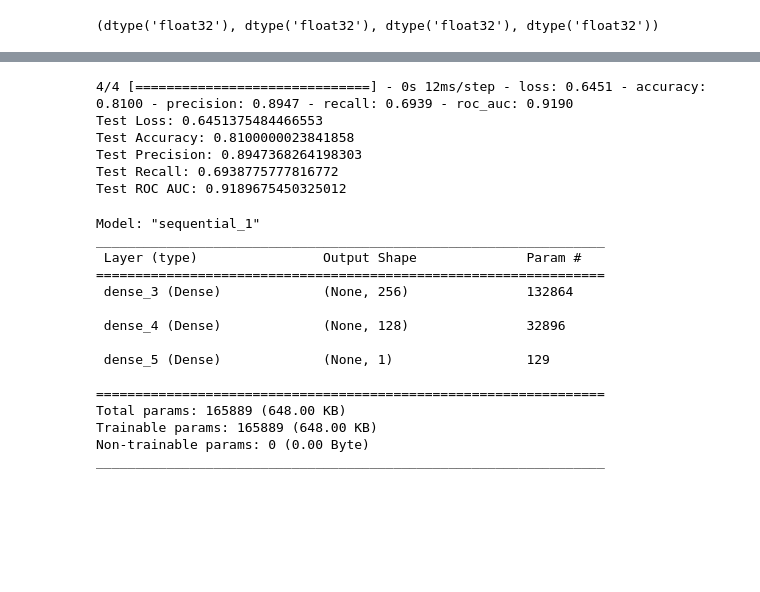
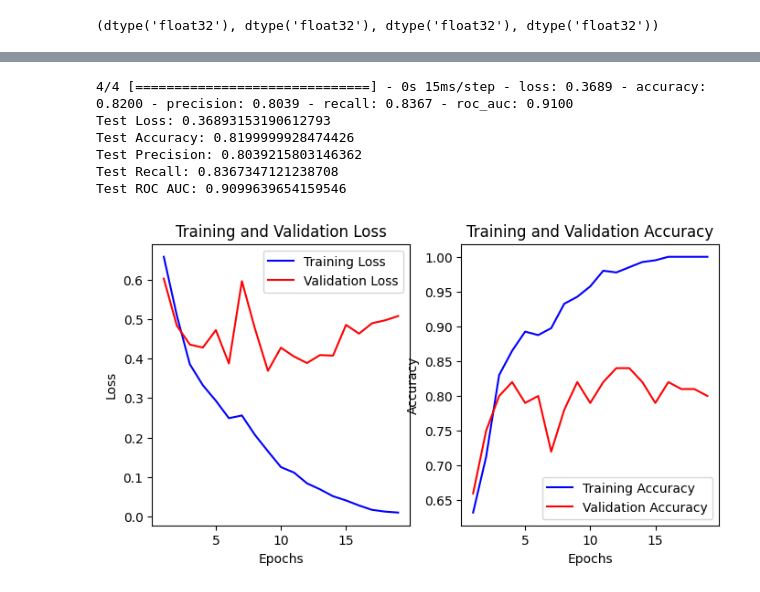
Before and after one commit to nghia95/fake-data-detector, a Jupyter notebook: notebooks/Halim_exploratory.ipynb, the cells around one changed output, grey strips where cells are left out. Drawn from its saved outputs; the diff is of its cells as text; code cells hidden in the pictures; blank space fills up the shorter version.

```diff
--- a/notebooks/Halim_exploratory.ipynb
+++ b/notebooks/Halim_exploratory.ipynb
@@ -536,12 +563,14 @@ _________________________________________________________________
 # %%
 # Train model on BERT-small embeddings
+es = EarlyStopping(monitor='val_loss', patience=10, restore_best_weights=True)
 
 model_bert_small = nn_model(X_train_bert_small.shape[1])
 
 history_bert_small = model_bert_small.fit(
     X_train_bert_small, y_train_bert_small,
-    epochs=30, batch_size=32,
+    epochs=50, batch_size=32,
     validation_data=(X_test_bert_small, y_test_bert_small),
+    callbacks=[es],
     verbose=0)
 
 bert_small_results = model_bert_small.evaluate(X_test_bert_small, y_test_bert_small)
@@ -552,30 +581,16 @@ print("Test Precision:", bert_small_results[2])
 print("Test Recall:", bert_small_results[3])
 print("Test ROC AUC:", bert_small_results[4])
 # %% [output]
-4/4 [==============================] - 0s 12ms/step - loss: 0.6451 - accuracy: 0.8100 - precision: 0.8947 - recall: 0.6939 - roc_auc: 0.9190
-Test Loss: 0.6451375484466553
-Test Accuracy: 0.8100000023841858
-Test Precision: 0.8947368264198303
-Test Recall: 0.6938775777816772
-Test ROC AUC: 0.9189675450325012
+4/4 [==============================] - 0s 15ms/step - loss: 0.3689 - accuracy: 0.8200 - precision: 0.8039 - recall: 0.8367 - roc_auc: 0.9100
+Test Loss: 0.36893153190612793
+Test Accuracy: 0.8199999928474426
+Test Precision: 0.8039215803146362
+Test Recall: 0.8367347121238708
+Test ROC AUC: 0.9099639654159546
-# %%
-model_bert_small.summary()
-# %% [output]
-Model: "sequential_1"
-_________________________________________________________________
- Layer (type)                Output Shape              Param #
-=================================================================
- dense_3 (Dense)             (None, 256)               132864
-
- dense_4 (Dense)             (None, 128)               32896
-
- dense_5 (Dense)             (None, 1)                 129
-
-=================================================================
-Total params: 165889 (648.00 KB)
-Trainable params: 165889 (648.00 KB)
-Non-trainable params: 0 (0.00 Byte)
-_________________________________________________________________
+# %%
+plot_training_history(history_bert_small)
+# %% [output]
+[figure, added]
 # %%
 # DISTILBERT Test performance
 
```
Also changed, not shown: parts of 12 cells of this notebook.
